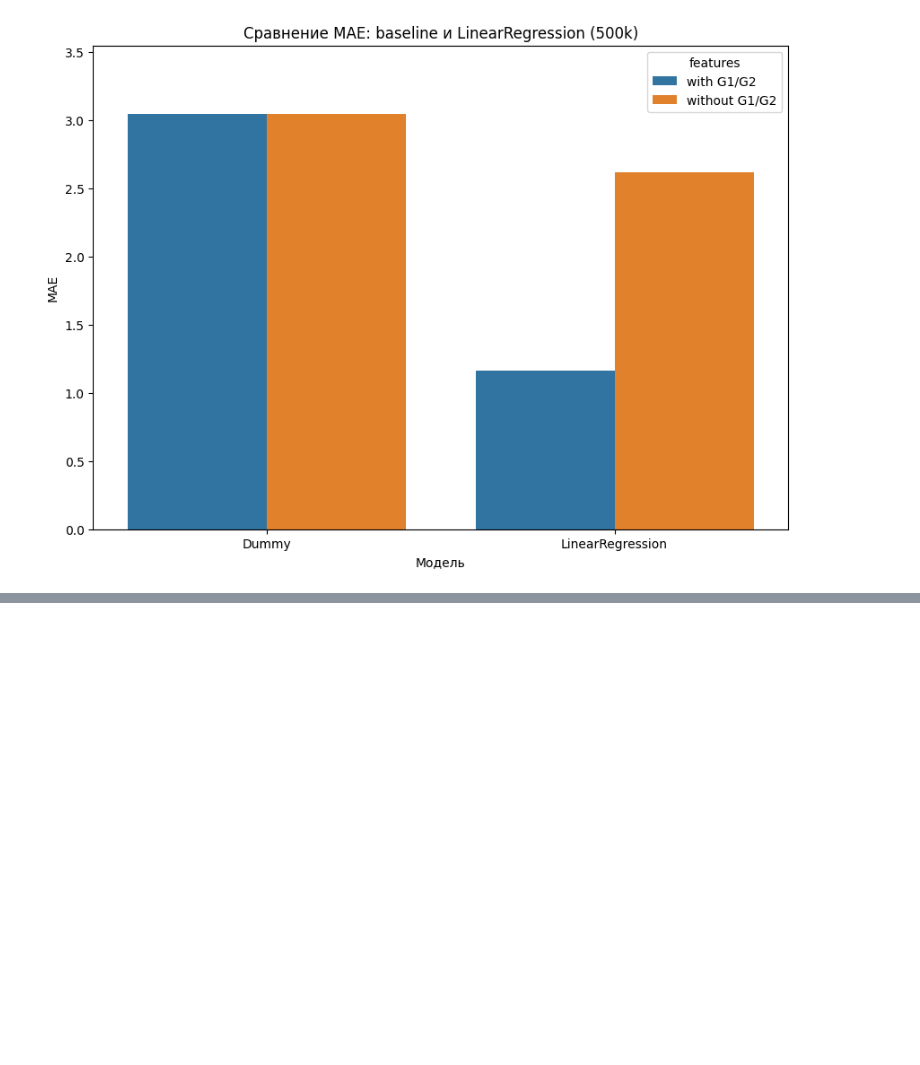
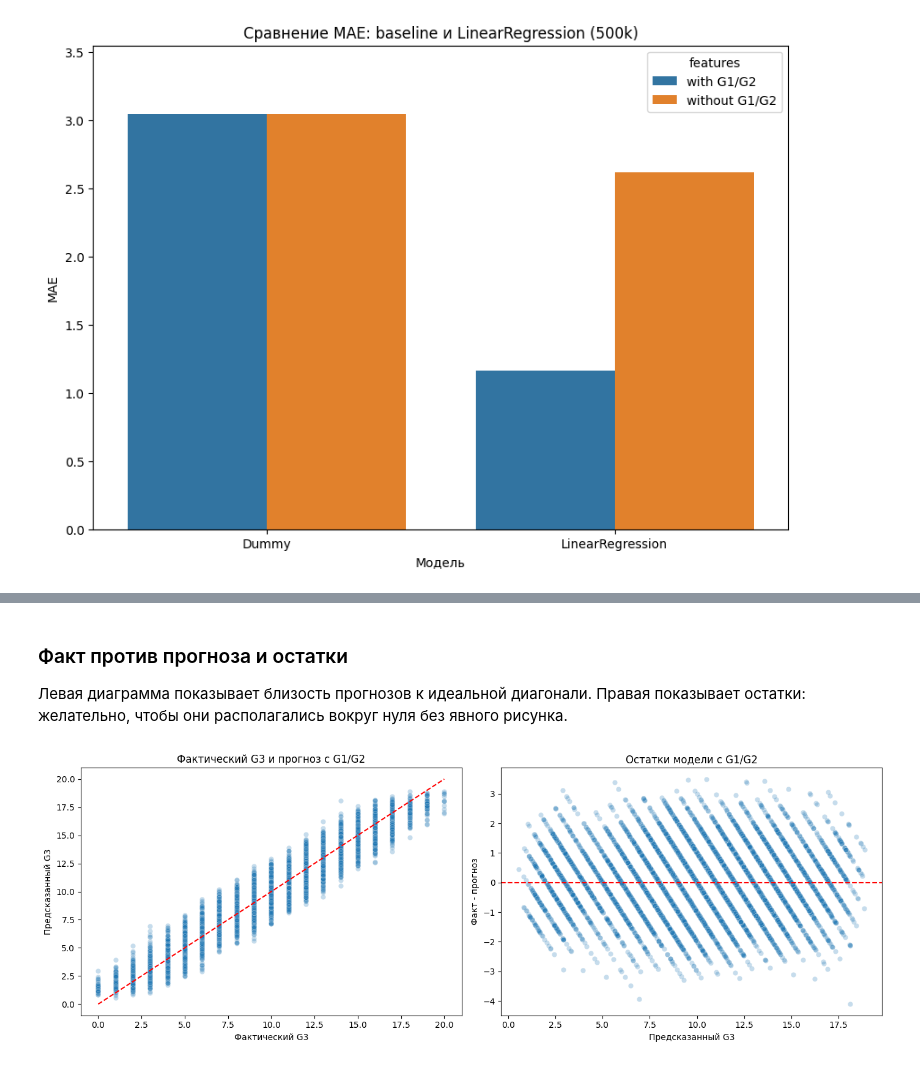
Before and after one commit to SladkyuLesha/student-performance-model, a Jupyter notebook: notebooks/01_data_overviwe.ipynb, the cells around one changed output, grey strips where cells are left out. Saved outputs shown, nothing was run; the diff lists cells and outputs as text; code cells hidden in the pictures; blank space fills up the shorter version.

```diff
--- a/notebooks/01_data_overviwe.ipynb
+++ b/notebooks/01_data_overviwe.ipynb
@@ -593,0 +656,9 @@ plt.show()
+# %%
+X_train_with = X_500_with_grades.loc[train_index]
+X_test_with = X_500_with_grades.loc[test_index]
+
+X_train_without = X_500_without_grades.loc[train_index]
+X_test_without = X_500_without_grades.loc[test_index]
+
+y_train = y_500.loc[train_index]
+y_test = y_500.loc[test_index]
@@ -593,0 +693,7 @@ plt.show()
+# %%
+boosting_model_with_grades.fit(X_train_with, y_train)
+y_pred_with = boosting_model_with_grades.predict(X_test_with)
+mae_with = mean_absolute_error(y_test, y_pred_with)
+mse_with = mean_squared_error(y_test, y_pred_with)
+rmse_with = mse_with ** 0.5
+r2_with = r2_score(y_test, y_pred_with)
@@ -593,0 +966,47 @@ plt.show()
+# %% [markdown]
+### Факт против прогноза и остатки
+
+Левая диаграмма показывает близость прогнозов к идеальной диагонали. Правая показывает остатки: желательно, чтобы они располагались вокруг нуля без явного рисунка.
+# %%
+residuals_with = y_test - y_pred_with
+
+fig, axes = plt.subplots(1, 2, figsize=(14, 5))
+
+sample_plot = pd.DataFrame({
+    "actual": y_test,
+    "predicted": y_pred_with,
+}).sample(n=10000, random_state=42)
+
+sns.scatterplot(
+    data=sample_plot,
+    x="actual",
+    y="predicted",
+    alpha=0.25,
+    ax=axes[0],
+)
+axes[0].plot([0, 20], [0, 20], color="red", linestyle="--")
+axes[0].set_title("Фактический G3 и прогноз с G1/G2")
+axes[0].set_xlabel("Фактический G3")
+axes[0].set_ylabel("Предсказанный G3")
+
+residual_plot = pd.DataFrame({
+    "predicted": y_pred_with,
+    "residual": residuals_with,
+}).sample(n=10000, random_state=42)
+
+sns.scatterplot(
+    data=residual_plot,
+    x="predicted",
+    y="residual",
+    alpha=0.25,
+    ax=axes[1],
+)
+axes[1].axhline(0, color="red", linestyle="--")
+axes[1].set_title("Остатки модели с G1/G2")
+axes[1].set_xlabel("Предсказанный G3")
+axes[1].set_ylabel("Факт - прогноз")
+
+plt.tight_layout()
+plt.show()
+# %% [output]
+[figure, added]
```
Also changed, not shown: parts of 30 cells of this notebook, 1 other file.
